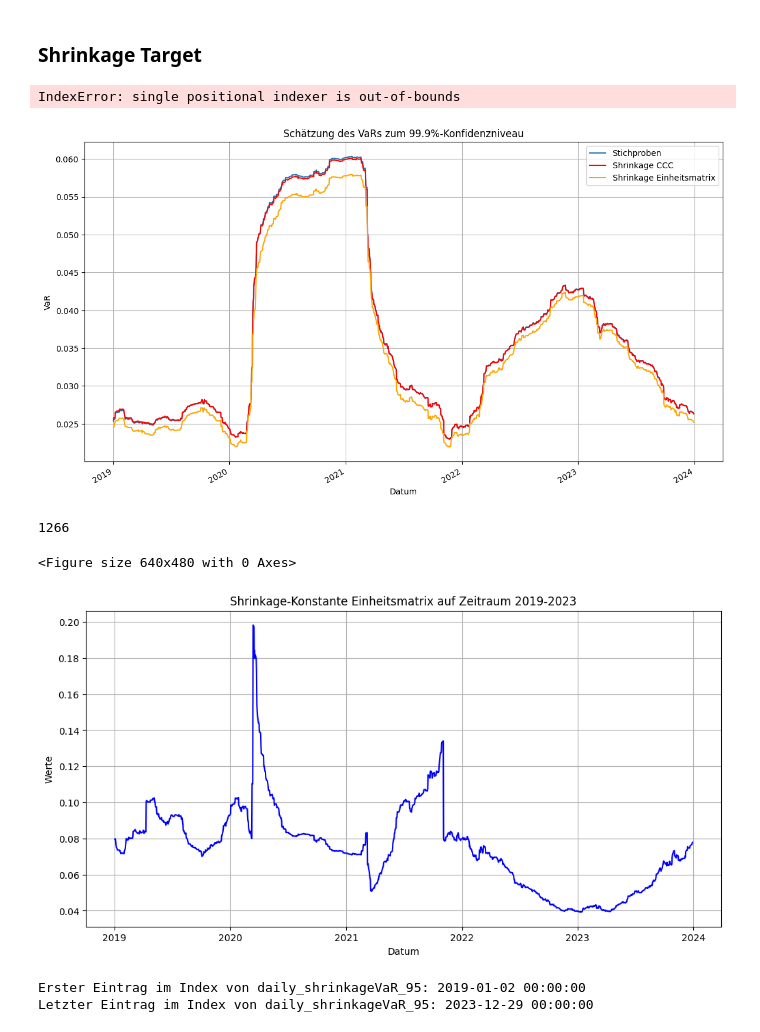
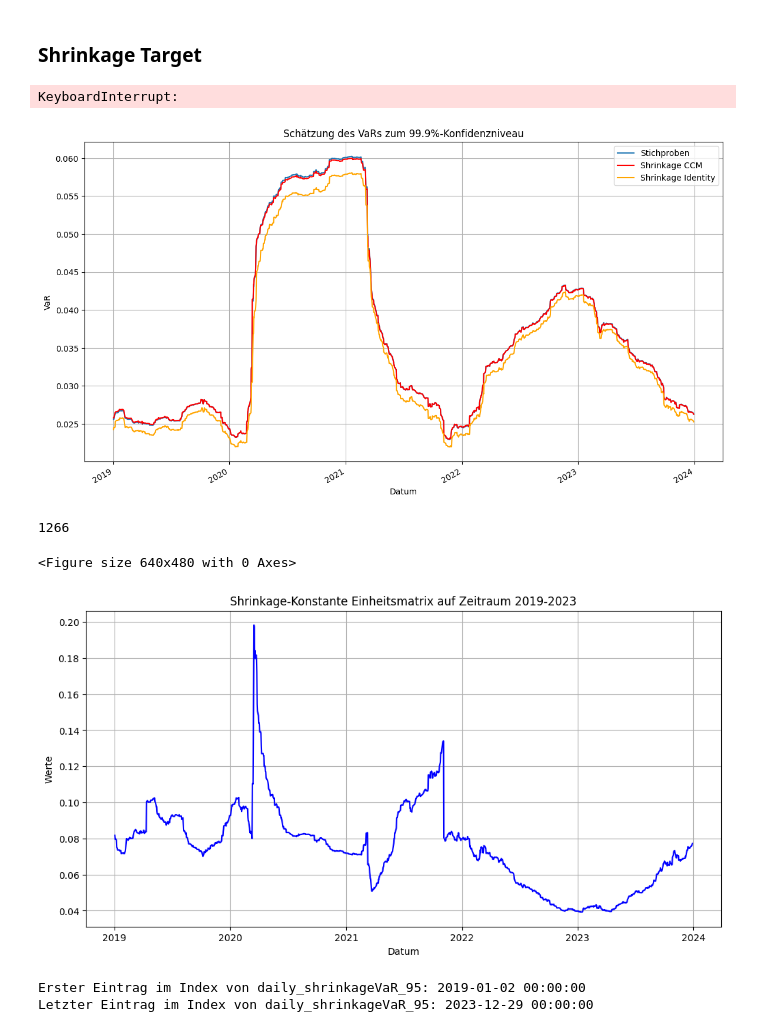
Before and after one commit to minhanhh1/MasterArbeitCode, a Jupyter notebook: SchätzungVaR.ipynb, the cells around one changed output. Saved outputs shown, nothing was run; the diff lists cells and outputs as text; code cells hidden in the pictures.

```diff
--- a/SchätzungVaR.ipynb
+++ b/SchätzungVaR.ipynb
@@ -335,11 +343,13 @@ rolling_daily_returns_cor = pd.DataFrame()
 
 shrinkage_constant_values = []
 frobenius_distance_values = []
+stichproben_sum = []
+ccc_sum = []
 pi_values = []
 rho_values = []
 gamma_values= []
 for t in range(testWindowSize):
-    k = windowSize-1 + t
+    k = windowSize + t
 
     # Returns filtern
     returnsData = returns[t:k].reset_index(drop=True)
@@ -390,8 +400,4 @@ for t in range(testWindowSize):
     shrinkageVaR95_250.loc[t,'VaR'] = -zScore[2] * sigmahat  * np.sqrt(250)
 
     # Berechne die Gewinn-Verlust-Werte
-    rolling_daily_returns_cor.loc[t,'GV'] = np.sum(returns.iloc[k+1, :]*weights)
-
-    # Frobenius
-    frobenius_distance = np.linalg.norm(sample_cov - shrinkage_cov, 'fro')
-    frobenius_distance_values.append(frobenius_distance)
+    rolling_daily_returns_cor.loc[t,'GV'] = np.sum(returns.iloc[k, :]*weights)
@@ -470,0 +441,21 @@ plt.show()
+# %%
+#windowSize = 250  # Größe des Rolling Windows
+#testWindowSize = len(returns) - windowSize + 1  # Anzahl der Rolling Windows
+correlation_list = []  # Liste zur Speicherung der Korrelationskoeffizienten
+
+# Rolling Window Methode zur Berechnung der Korrelationen
+for t in range(testWindowSize):
+    k = windowSize + t
+
+    # Returns filtern für das aktuelle Fenster
+    returnsData = returns[t:k].reset_index(drop=True)
+
+    # Berechnung der Korrelationen zwischen allen Renditenpaaren
+    corr_matrix = returnsData.corr()
+    upper_tri_indices = np.triu_indices_from(corr_matrix, k=1)
+    correlations = corr_matrix.values[upper_tri_indices]
+
+    # Speichern der Korrelationen in der Liste
+    correlation_list.append(correlations)
+
+# Die Liste 'correlation_list' enthält nun die Korrelationskoeffizienten für jedes Rolling Window
@@ -770,7 +789,7 @@ shrinkageIdentity_99_250 = pd.DataFrame()
 shrinkageIdentity_95_250 = pd.DataFrame()
 lw = LedoitWolf()
 #sigmahat_matrices = []
-for t in range(1,testWindowSize+1):
+for t in range(testWindowSize):
     k = windowSize-1 + t
 
     # Berechnen der Kovarianzmatrix
@@ -813,34 +832,34 @@ for t in range(1,testWindowSize+1):
     #portfolioGewinnVerlust.loc[t,'GV'] = np.sum(returns.iloc[k, :] * v1)
     rolling_daily_returns.loc[t,'GV'] = np.sum(returns.iloc[k+1, :]*weights)
 # %% [output]
-IndexError: single positional indexer is out-of-bounds
+KeyboardInterrupt:
 # %%
 # Sicherstellen, dass die Indizes als datetime interpretiert werden
-daily_shrinkageIdentity.index = pd.to_datetime(returns.index[250:250 + len(daily_shrinkageIdentity)])
+daily_shrinkageIdentity_999.index = pd.to_datetime(returns.index[250:250 + len(daily_shrinkageIdentity_999)])
 
 # Plotten des Subsets mit Beschriftung der X-Achse auf Jahre reduziert
 plt.figure(figsize=(14, 8))
 plt.plot(daily_normalVaR_999.index, -daily_normalVaR_999, label='Stichproben')
-plt.plot(daily_shrinkageVaR_999.index, -daily_shrinkageVaR_999, label='Shrinkage CCC', color='red')
-plt.plot(daily_shrinkageIdentity_999.index, -daily_shrinkageIdentity, label='Shrinkage Einheitsmatrix', color='orange')
+plt.plot(daily_shrinkageVaR_999.index, -daily_shrinkageVaR_999, label='Shrinkage CCM', color='red')
+plt.plot(daily_shrinkageIdentity_999.index, -daily_shrinkageIdentity_999, label='Shrinkage Identity', color='orange')
 
 # X-Achse formatieren, um nur Jahre anzuzeigen
 ax = plt.gca()
 ax.xaxis.set_major_locator(mdates.YearLocator())
 ax.xaxis.set_major_formatter(mdates.ConciseDateFormatter(mdates.YearLocator()))
 
 # Verbesserung der Darstellung der X-Achse
 plt.gcf().autofmt_xdate()
 
 # Titel und Labels hinzufügen
 plt.xlabel('Datum')
 plt.ylabel('VaR')
 plt.title('Schätzung des VaRs zum 99.9%-Konfidenzniveau')
 plt.legend()
 plt.grid(True)
 plt.show()
 # %% [output]
-[figure, old version]
+[figure, new version]
 # %%
 # Convert shrinkage values and sigmahat matrices to a DataFrame
 df_shrinkage_identity = pd.DataFrame({'Shrinkage-Konstant': shrinkage_constant_identity_values})
@@ -867,7 +886,7 @@ plt.show()
 # %% [output]
 1266
 <Figure size 640x480 with 0 Axes>
-[figure, old version]
+[figure, new version]
 # %%
 # Sicherstellen, dass die Indizes als datetime interpretiert werden
 daily_shrinkageIdentity_95.index = pd.to_datetime(returns.index[250:250 + len(daily_shrinkageVaR_95)])
```
Also changed, not shown: parts of 18 cells of this notebook.
